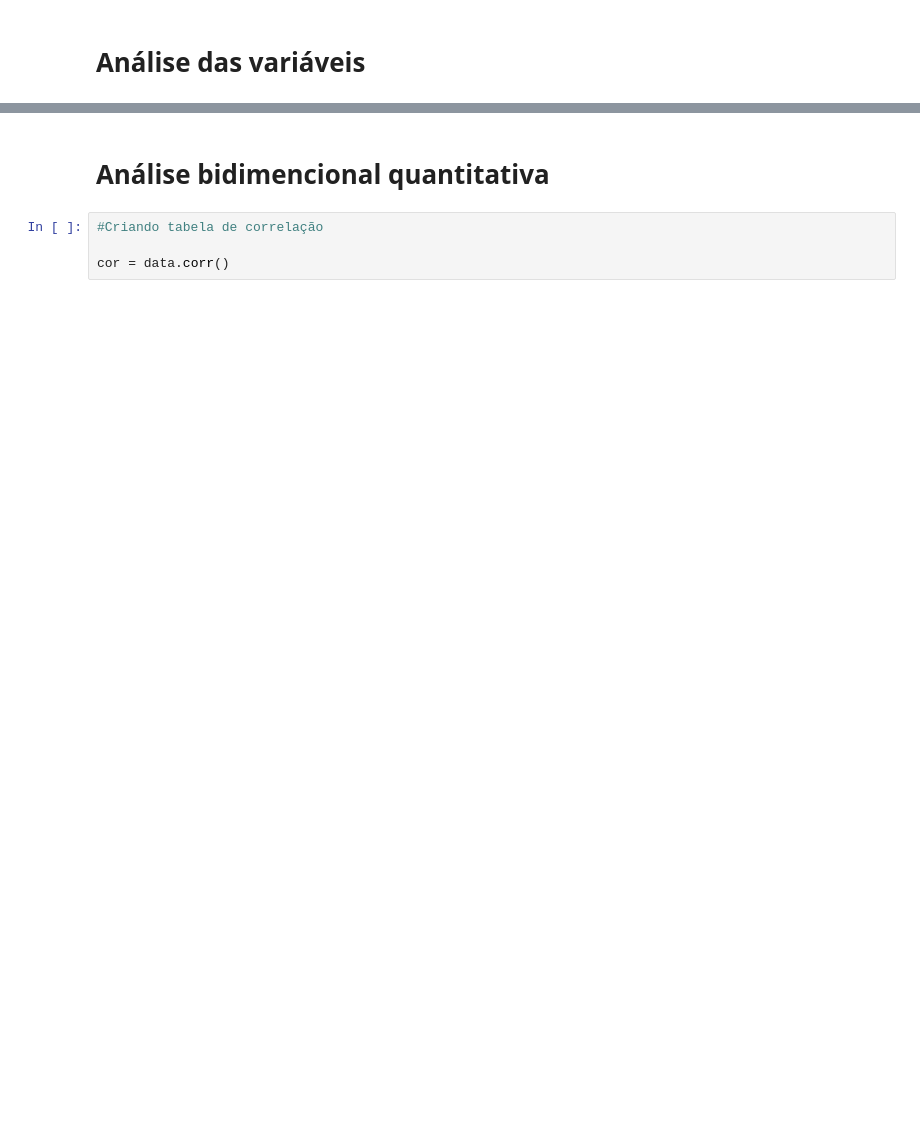
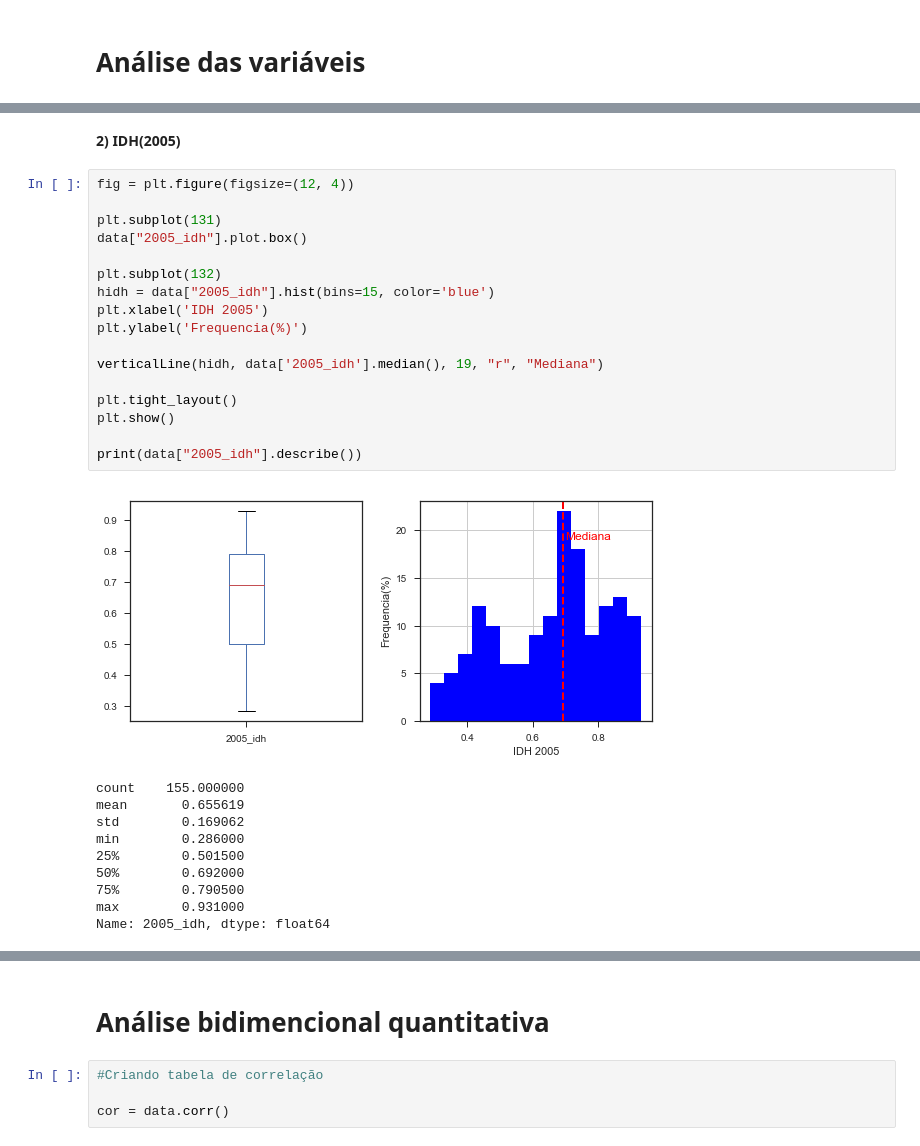
Before and after one commit to pedr0luiz/P1_Dados_Pedro_Luiz, a Jupyter notebook: P1_Dados_Pedro_Luiz.ipynb, the cells around one changed output, grey strips where cells are left out. Saved outputs shown, nothing was run; the diff lists cells and outputs as text; blank space fills up the shorter version.

```diff
--- a/P1_Dados_Pedro_Luiz.ipynb
+++ b/P1_Dados_Pedro_Luiz.ipynb
@@ -85,0 +83,30 @@ Name: 2005_idade_casamento, dtype: float64
+# %% [markdown]
+**2) IDH(2005)**
+# %%
+fig = plt.figure(figsize=(12, 4))
+
+plt.subplot(131)
+data["2005_idh"].plot.box()
+
+plt.subplot(132)
+hidh = data["2005_idh"].hist(bins=15, color='blue')
+plt.xlabel('IDH 2005')
+plt.ylabel('Frequencia(%)')
+
+verticalLine(hidh, data['2005_idh'].median(), 19, "r", "Mediana")
+
+plt.tight_layout()
+plt.show()
+
+print(data["2005_idh"].describe())
+# %% [output]
+[figure, added]
+count    155.000000
+mean       0.655619
+std        0.169062
+min        0.286000
+25%        0.501500
+50%        0.692000
+75%        0.790500
+max        0.931000
+Name: 2005_idh, dtype: float64
```
Also changed, not shown: parts of 30 cells of this notebook.
